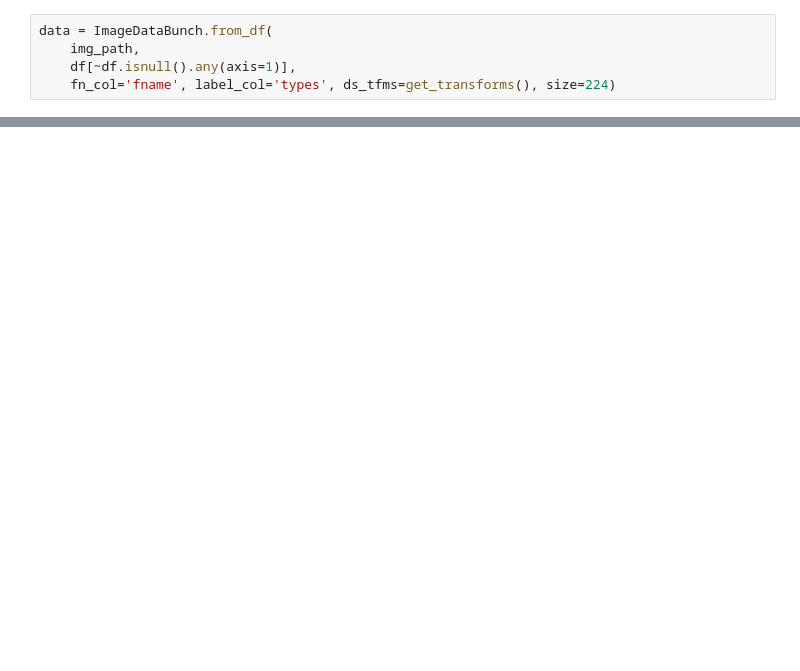
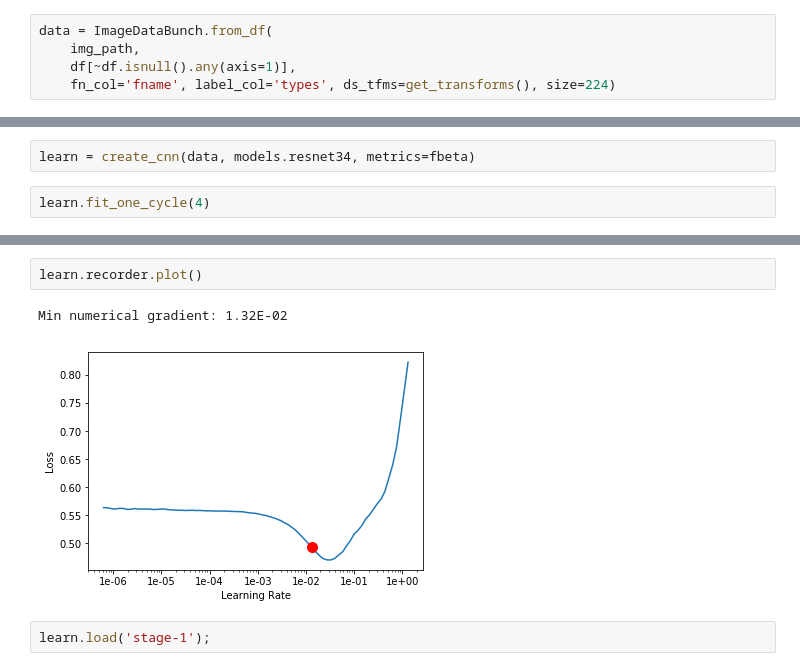
Before and after one commit to MWYang/fastai-explorations, a Jupyter notebook: L1_WhatsYourType.ipynb, the cells around one changed output, grey strips where cells are left out. Saved outputs shown, nothing was run; the diff lists cells and outputs as text; blank space fills up the shorter version.

```diff
--- a/L1_WhatsYourType.ipynb
+++ b/L1_WhatsYourType.ipynb
@@ -39,0 +63,4 @@ data = ImageDataBunch.from_df(
+# %%
+learn = create_cnn(data, models.resnet34, metrics=fbeta)
+# %%
+learn.fit_one_cycle(4)
@@ -39,0 +130,7 @@ data = ImageDataBunch.from_df(
+# %%
+learn.recorder.plot()
+# %% [output]
+Min numerical gradient: 1.32E-02
+[figure, added]
+# %%
+learn.load('stage-1');
```
Also changed, not shown: parts of 37 cells of this notebook.
